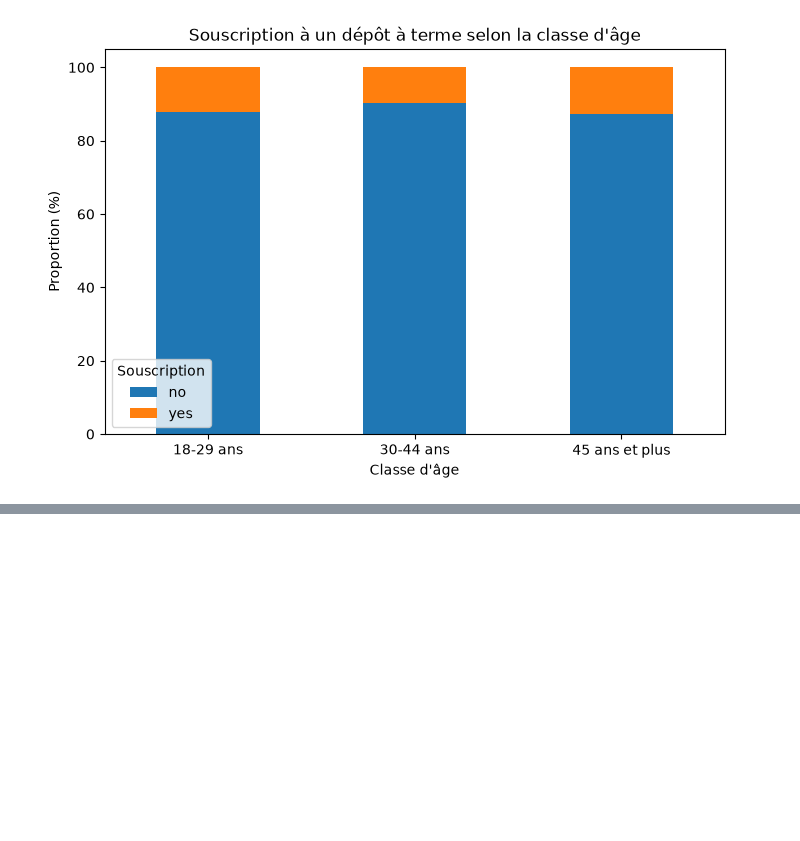
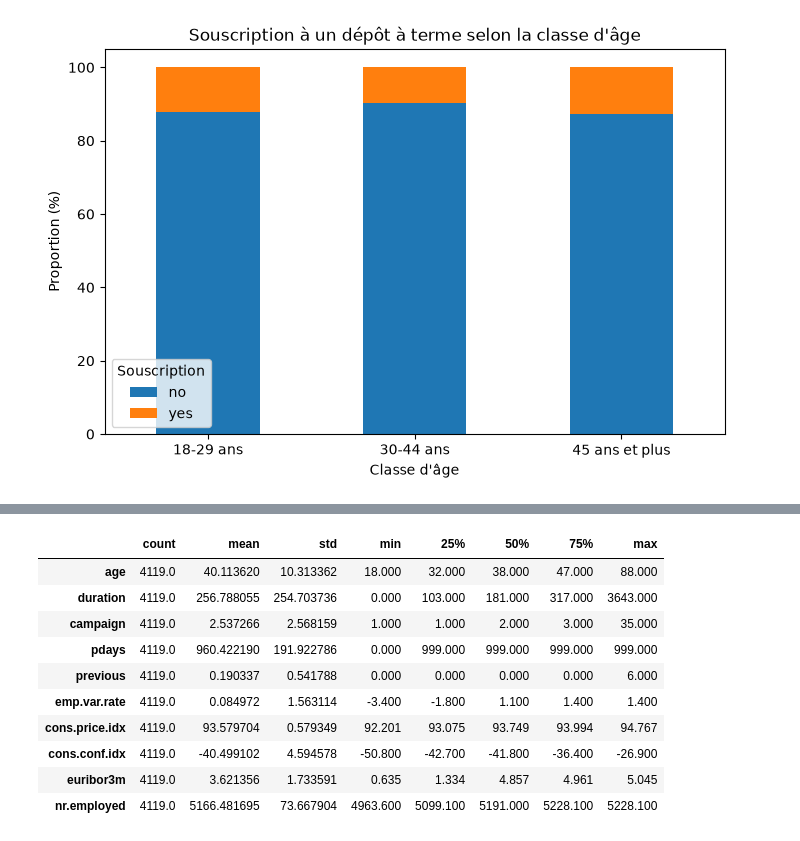
Before and after one commit to md0312/projet_MLOps, a Jupyter notebook: notebooks/01_eda.ipynb, the cells around one changed output, grey strips where cells are left out. Saved outputs shown, nothing was run; the diff lists cells and outputs as text; code cells hidden in the pictures; blank space fills up the shorter version.

```diff
--- a/notebooks/01_eda.ipynb
+++ b/notebooks/01_eda.ipynb
@@ -231,0 +236,15 @@ plt.show()
+# %%
+# Statistiques descriptives des variables numériques
+df.describe().T
+# %% [output]
+|  | count | mean | std | min | 25% | 50% | 75% | max |
+| age | 4119.0 | 40.113620 | 10.313362 | 18.000 | 32.000 | 38.000 | 47.000 | 88.000 |
+| duration | 4119.0 | 256.788055 | 254.703736 | 0.000 | 103.000 | 181.000 | 317.000 | 3643.000 |
+| campaign | 4119.0 | 2.537266 | 2.568159 | 1.000 | 1.000 | 2.000 | 3.000 | 35.000 |
+| pdays | 4119.0 | 960.422190 | 191.922786 | 0.000 | 999.000 | 999.000 | 999.000 | 999.000 |
+| previous | 4119.0 | 0.190337 | 0.541788 | 0.000 | 0.000 | 0.000 | 0.000 | 6.000 |
+| emp.var.rate | 4119.0 | 0.084972 | 1.563114 | -3.400 | -1.800 | 1.100 | 1.400 | 1.400 |
+| cons.price.idx | 4119.0 | 93.579704 | 0.579349 | 92.201 | 93.075 | 93.749 | 93.994 | 94.767 |
+| cons.conf.idx | 4119.0 | -40.499102 | 4.594578 | -50.800 | -42.700 | -41.800 | -36.400 | -26.900 |
+| euribor3m | 4119.0 | 3.621356 | 1.733591 | 0.635 | 1.334 | 4.857 | 4.961 | 5.045 |
+| nr.employed | 4119.0 | 5166.481695 | 73.667904 | 4963.600 | 5099.100 | 5191.000 | 5228.100 | 5228.100 |
```
Also changed, not shown: parts of 8 cells of this notebook, 1 other file.
